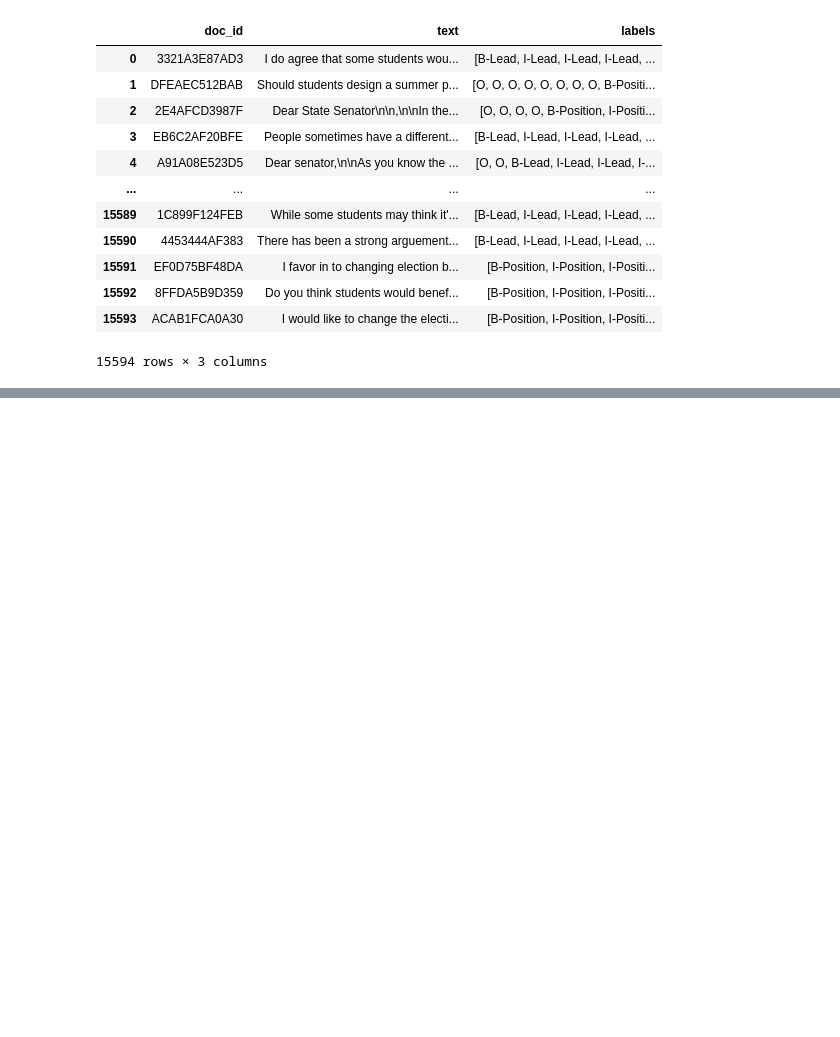
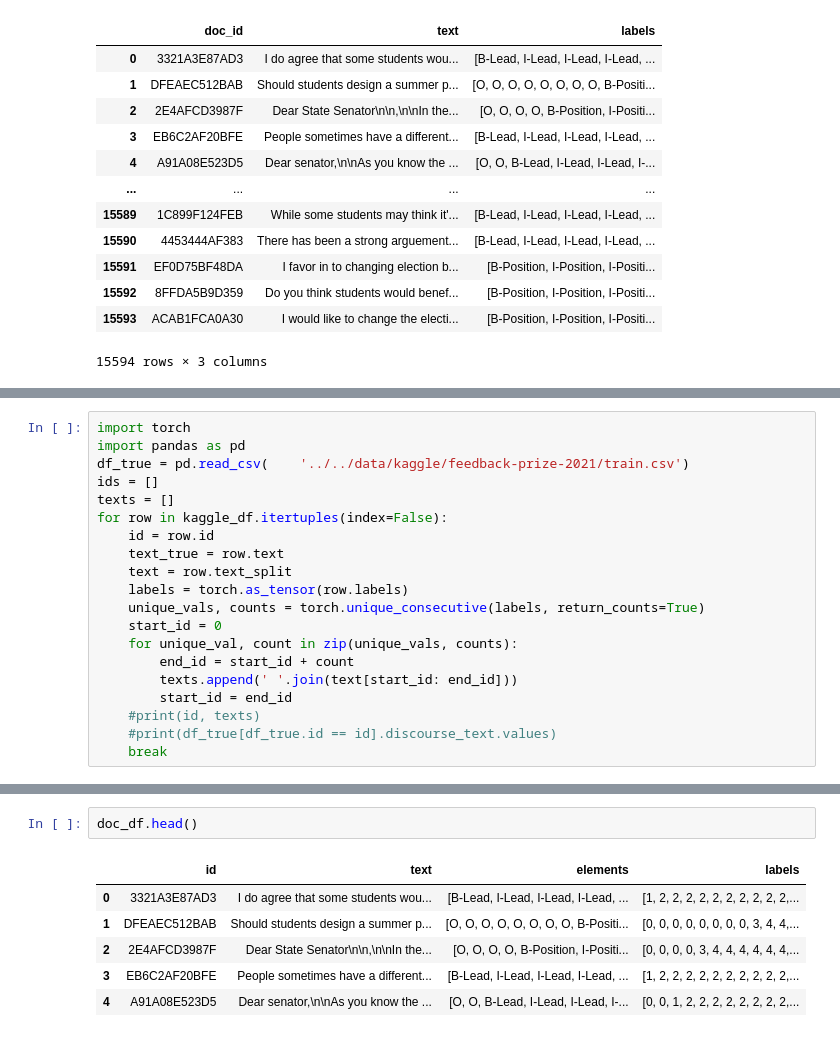
Before and after one commit to namiyousef/argument-mining, a Jupyter notebook: experiments/yousef/DataProcessor_dev.ipynb, the cells around one changed output, grey strips where cells are left out. Saved outputs shown, nothing was run; the diff lists cells and outputs as text; blank space fills up the shorter version.

```diff
--- a/experiments/yousef/DataProcessor_dev.ipynb
+++ b/experiments/yousef/DataProcessor_dev.ipynb
@@ -206,0 +256,20 @@ processor.dataframe
+# %%
+import torch
+import pandas as pd
+df_true = pd.read_csv(    '../../data/kaggle/feedback-prize-2021/train.csv')
+ids = []
+texts = []
+for row in kaggle_df.itertuples(index=False):
+    id = row.id
+    text_true = row.text
+    text = row.text_split
+    labels = torch.as_tensor(row.labels)
+    unique_vals, counts = torch.unique_consecutive(labels, return_counts=True)
+    start_id = 0
+    for unique_val, count in zip(unique_vals, counts):
+        end_id = start_id + count
+        texts.append(' '.join(text[start_id: end_id]))
+        start_id = end_id
+    #print(id, texts)
+    #print(df_true[df_true.id == id].discourse_text.values)
+    break
@@ -206,0 +333,9 @@ processor.dataframe
+# %%
+doc_df.head()
+# %% [output]
+|  | id | text | elements | labels |
+| 0 | 3321A3E87AD3 | I do agree that some students wou... | [B-Lead, I-Lead, I-Lead, I-Lead, ... | [1, 2, 2, 2, 2, 2, 2, 2, 2, 2, 2,... |
+| 1 | DFEAEC512BAB | Should students design a summer p... | [O, O, O, O, O, O, O, O, B-Positi... | [0, 0, 0, 0, 0, 0, 0, 0, 3, 4, 4,... |
+| 2 | 2E4AFCD3987F | Dear State Senator\n\n,\n\nIn the... | [O, O, O, O, B-Position, I-Positi... | [0, 0, 0, 0, 3, 4, 4, 4, 4, 4, 4,... |
+| 3 | EB6C2AF20BFE | People sometimes have a different... | [B-Lead, I-Lead, I-Lead, I-Lead, ... | [1, 2, 2, 2, 2, 2, 2, 2, 2, 2, 2,... |
+| 4 | A91A08E523D5 | Dear senator,\n\nAs you know the ... | [O, O, B-Lead, I-Lead, I-Lead, I-... | [0, 0, 1, 2, 2, 2, 2, 2, 2, 2, 2,... |
```
Also changed, not shown: parts of 12 cells of this notebook.
